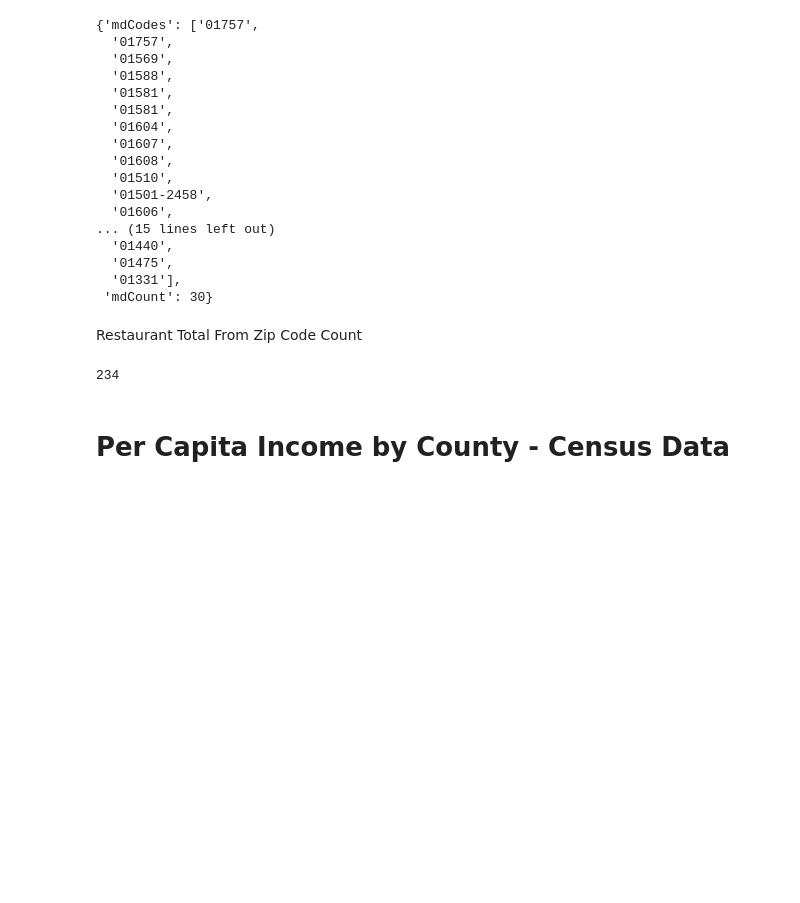
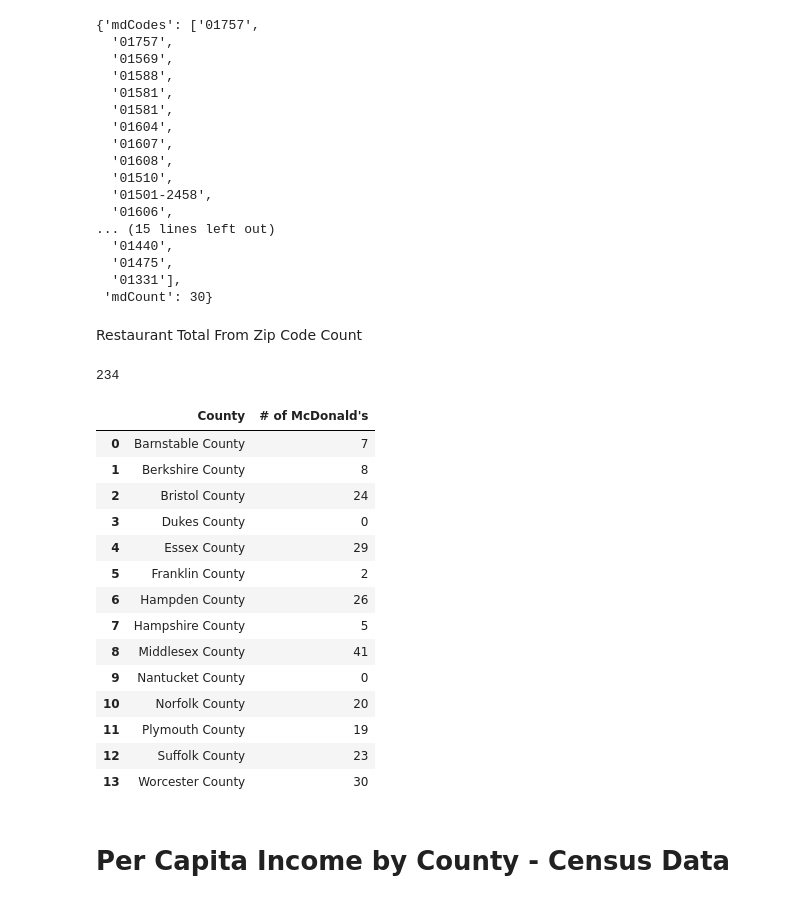
Before and after one commit to contreau/McScrape, a Jupyter notebook: Scraped_SortedData.ipynb, the cells around one changed output. Saved outputs shown, nothing was run; the diff lists cells and outputs as text; code cells hidden in the pictures; blank space fills up the shorter version.

```diff
--- a/Scraped_SortedData.ipynb
+++ b/Scraped_SortedData.ipynb
@@ -422,5 +423,27 @@ sum(counties) # should be 234
 # %% [output]
 234
+# %%
+MDs_by_county = pd.DataFrame({
+    "County": counties,
+    "# of McDonald's": county_mds
+})
+MDs_by_county
+# %% [output]
+|  | County | # of McDonald's |
+| 0 | Barnstable County | 7 |
+| 1 | Berkshire County | 8 |
+| 2 | Bristol County | 24 |
+| 3 | Dukes County | 0 |
+| 4 | Essex County | 29 |
+| 5 | Franklin County | 2 |
+| 6 | Hampden County | 26 |
+| 7 | Hampshire County | 5 |
+| 8 | Middlesex County | 41 |
+| 9 | Nantucket County | 0 |
+| 10 | Norfolk County | 20 |
+| 11 | Plymouth County | 19 |
+| 12 | Suffolk County | 23 |
+| 13 | Worcester County | 30 |
 # %% [markdown]
 # Per Capita Income by County - Census Data
 # %%
```
Also changed, not shown: parts of 5 cells of this notebook.
